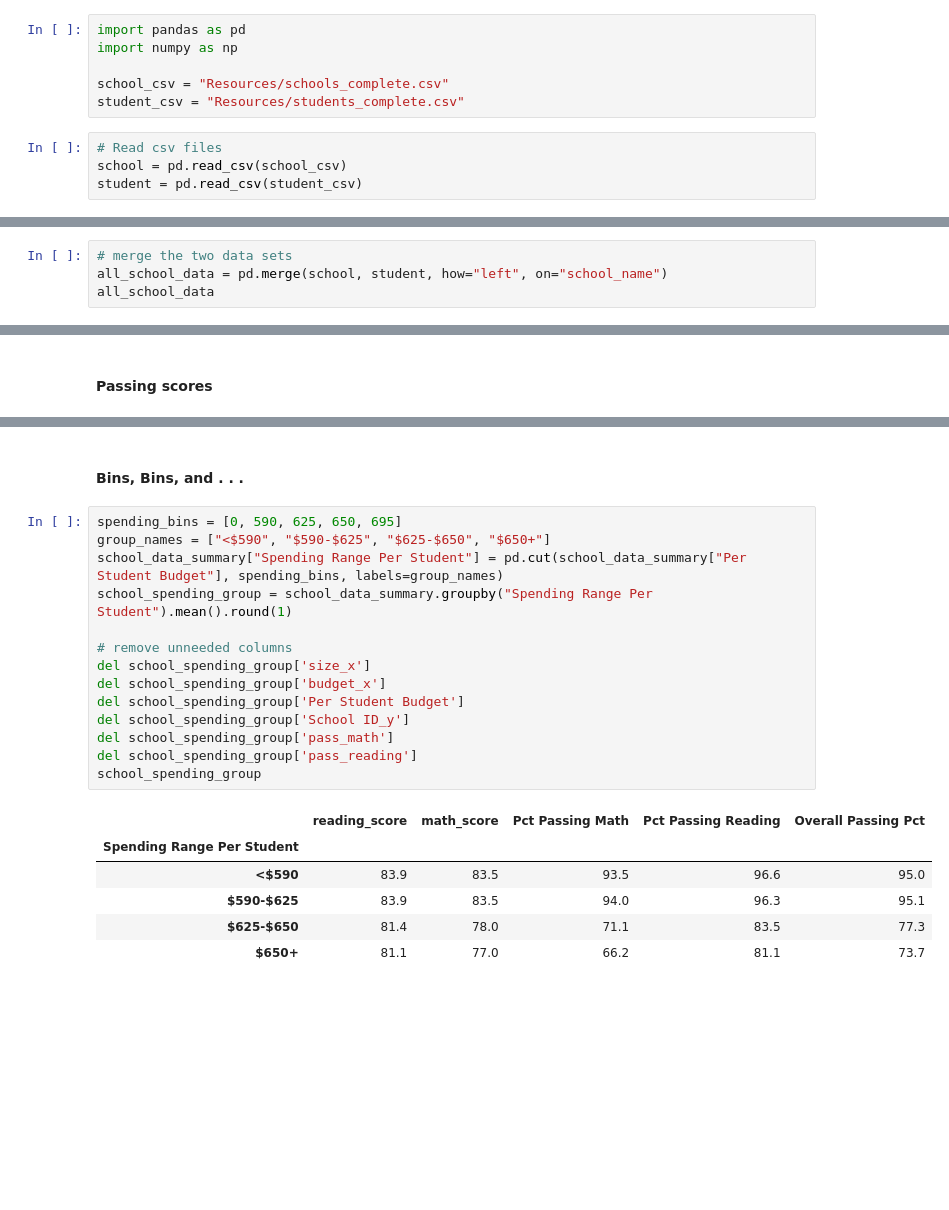
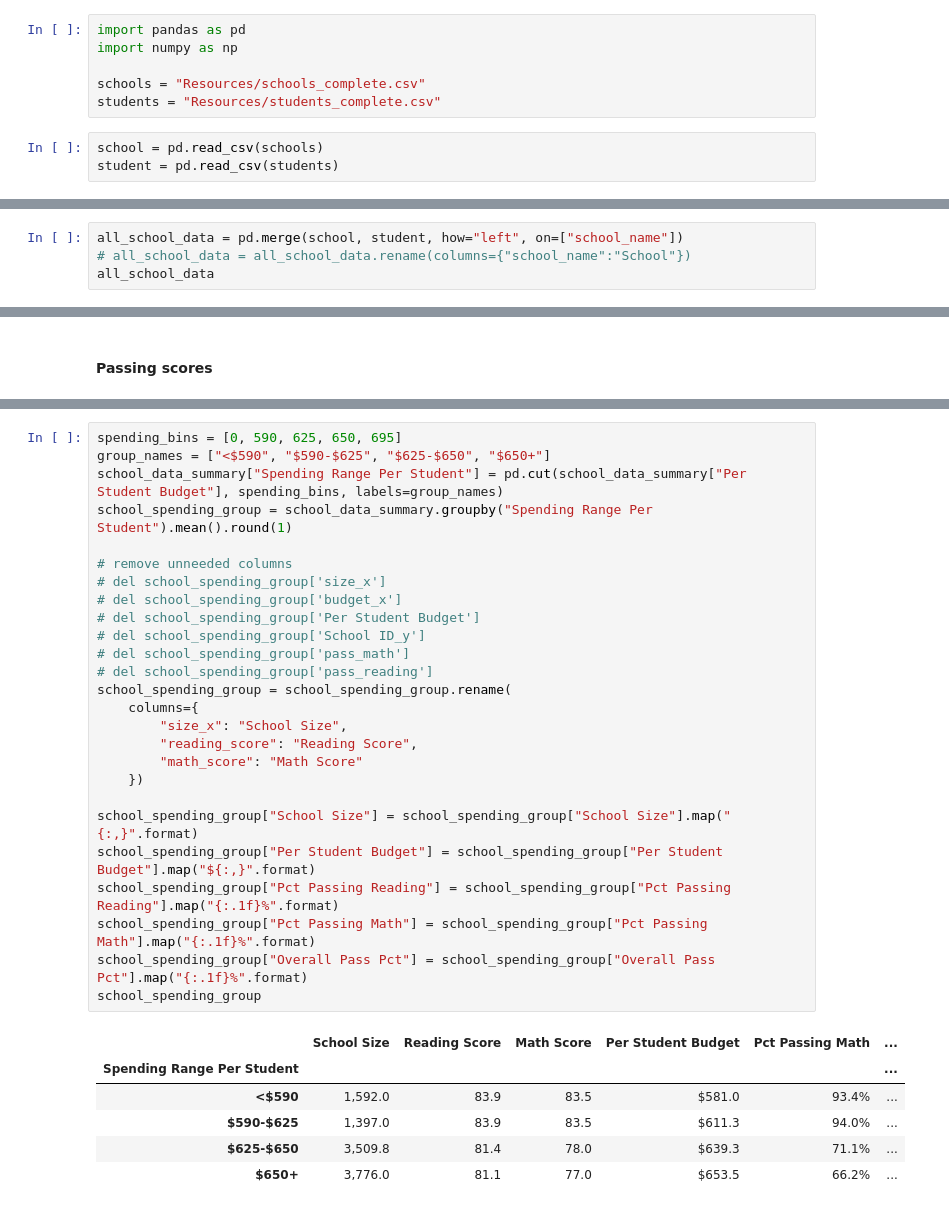
Before and after one commit to tlenzmeier58/pandas_challenge, a Jupyter notebook: PyCitySchools/main.ipynb, the cells around one changed output, grey strips where cells are left out. Saved outputs shown, nothing was run; the diff lists cells and outputs as text; blank space fills up the shorter version.

```diff
--- a/PyCitySchools/main.ipynb
+++ b/PyCitySchools/main.ipynb
@@ -4,10 +4,9 @@
 import pandas as pd
 import numpy as np
 
-school_csv = "Resources/schools_complete.csv"
-student_csv = "Resources/students_complete.csv"
+schools = "Resources/schools_complete.csv"
+students = "Resources/students_complete.csv"
 # %%
-# Read csv files
-school = pd.read_csv(school_csv)
-student = pd.read_csv(student_csv)
+school = pd.read_csv(schools)
+student = pd.read_csv(students)
 # %% [markdown]
@@ -15,6 +14,6 @@ student = pd.read_csv(student_csv)
 # %%
-# merge the two data sets
-all_school_data = pd.merge(school, student, how="left", on="school_name")
+all_school_data = pd.merge(school, student, how="left", on=["school_name"])
+# all_school_data = all_school_data.rename(columns={"school_name":"School"})
 all_school_data
 # %% [output]
 |  | School ID | school_name | type | size | budget | Student ID | student_name | gender | grade | ... |
@@ -278,23 +235,33 @@ top_five_schools.head(5)
-# %% [markdown]
-#### Bins, Bins, and . . .
 # %%
 spending_bins = [0, 590, 625, 650, 695]
 group_names = ["<$590", "$590-$625", "$625-$650", "$650+"]
 school_data_summary["Spending Range Per Student"] = pd.cut(school_data_summary["Per Student Budget"], spending_bins, labels=group_names)
 school_spending_group = school_data_summary.groupby("Spending Range Per Student").mean().round(1)
 
 # remove unneeded columns
-del school_spending_group['size_x']
-del school_spending_group['budget_x']
-del school_spending_group['Per Student Budget']
-del school_spending_group['School ID_y']
-del school_spending_group['pass_math']
-del school_spending_group['pass_reading']
+# del school_spending_group['size_x']
+# del school_spending_group['budget_x']
+# del school_spending_group['Per Student Budget']
+# del school_spending_group['School ID_y']
+# del school_spending_group['pass_math']
+# del school_spending_group['pass_reading']
+school_spending_group = school_spending_group.rename(
+    columns={
+        "size_x": "School Size",
+        "reading_score": "Reading Score",
+        "math_score": "Math Score"
+    })
+
+school_spending_group["School Size"] = school_spending_group["School Size"].map("{:,}".format)
+school_spending_group["Per Student Budget"] = school_spending_group["Per Student Budget"].map("${:,}".format)
+school_spending_group["Pct Passing Reading"] = school_spending_group["Pct Passing Reading"].map("{:.1f}%".format)
+school_spending_group["Pct Passing Math"] = school_spending_group["Pct Passing Math"].map("{:.1f}%".format)
+school_spending_group["Overall Pass Pct"] = school_spending_group["Overall Pass Pct"].map("{:.1f}%".format)
 school_spending_group
 # %% [output]
-|  | reading_score | math_score | Pct Passing Math | Pct Passing Reading | Overall Passing Pct |
-| Spending Range Per Student |  |  |  |  |  |
-| <$590 | 83.9 | 83.5 | 93.5 | 96.6 | 95.0 |
-| $590-$625 | 83.9 | 83.5 | 94.0 | 96.3 | 95.1 |
-| $625-$650 | 81.4 | 78.0 | 71.1 | 83.5 | 77.3 |
-| $650+ | 81.1 | 77.0 | 66.2 | 81.1 | 73.7 |
+|  | School Size | Reading Score | Math Score | Per Student Budget | Pct Passing Math | ... |
+| Spending Range Per Student |  |  |  |  |  | ... |
+| <$590 | 1,592.0 | 83.9 | 83.5 | $581.0 | 93.4% | ... |
+| $590-$625 | 1,397.0 | 83.9 | 83.5 | $611.3 | 94.0% | ... |
+| $625-$650 | 3,509.8 | 81.4 | 78.0 | $639.3 | 71.1% | ... |
+| $650+ | 3,776.0 | 81.1 | 77.0 | $653.5 | 66.2% | ... |
```
Also changed, not shown: parts of 28 cells of this notebook, 2 other files.
